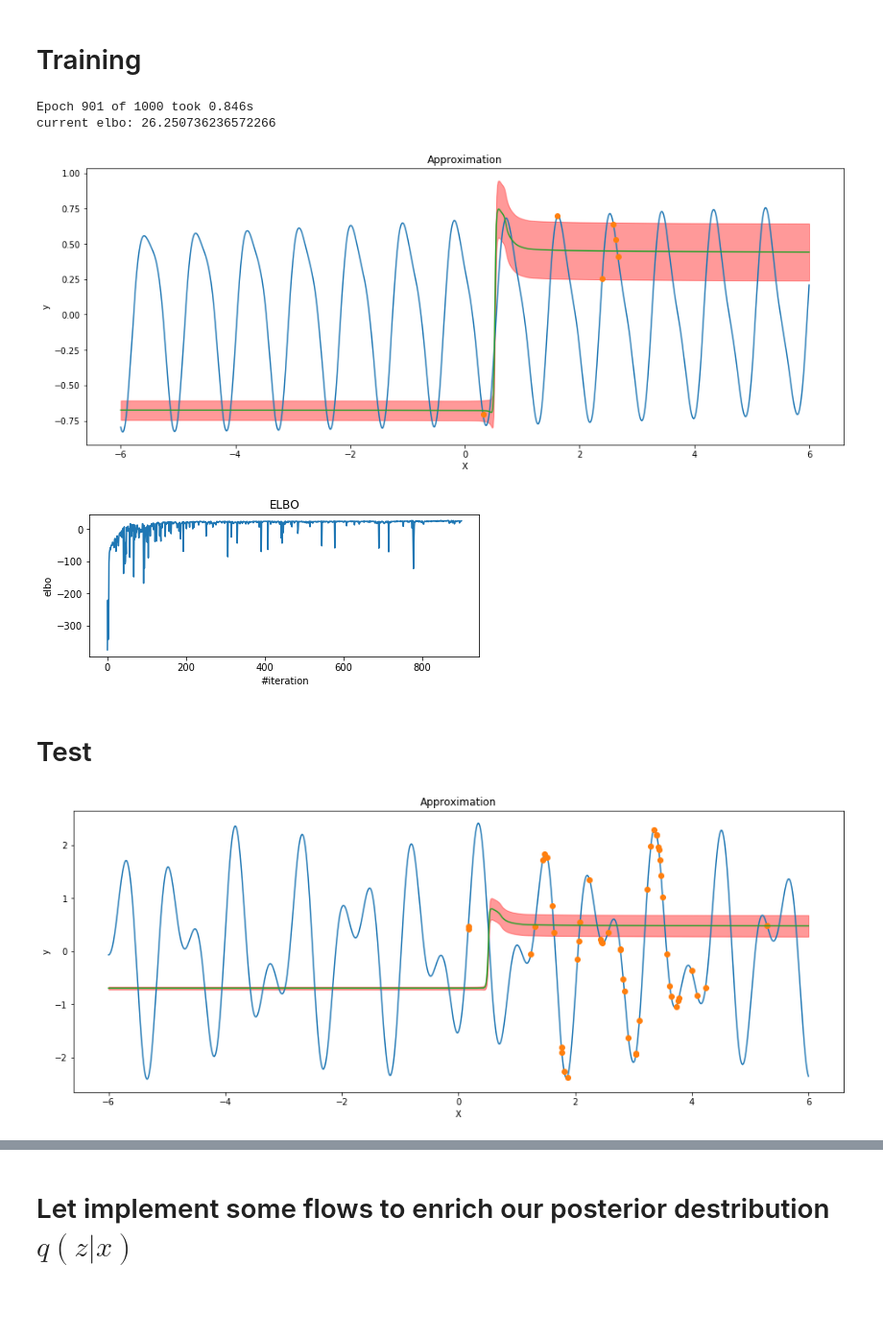
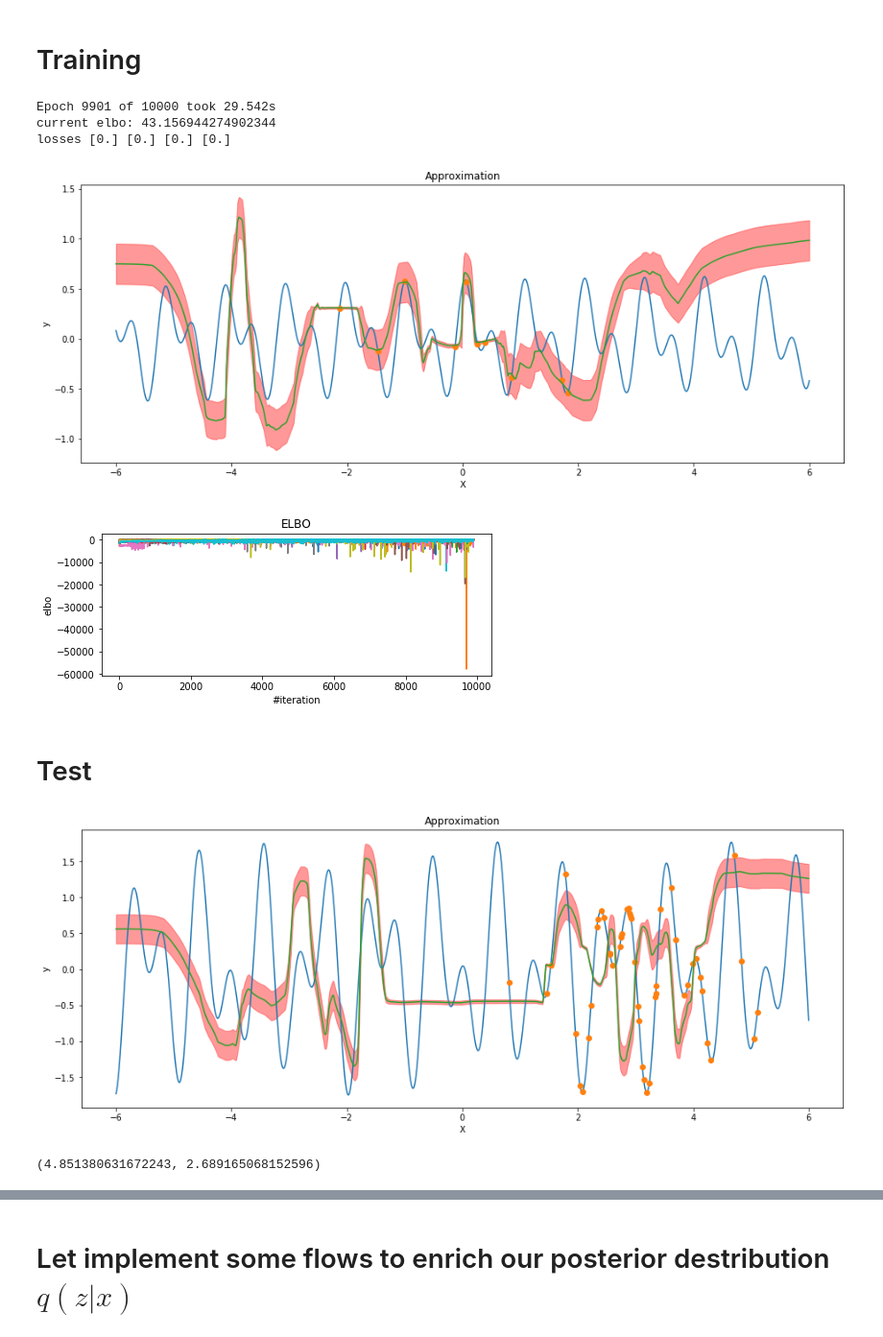
Before and after one commit to egornuzhin/bml_deep_prior, a Jupyter notebook: deep_prior.ipynb, the cells around one changed output, grey strips where cells are left out. Shown at 96% size. Drawn from its saved outputs; the diff is of its cells as text; code cells hidden in the pictures; blank space fills up the shorter version.

```diff
--- a/deep_prior.ipynb
+++ b/deep_prior.ipynb
@@ -44,6 +44,9 @@ def iterate_minibatches(datasets, batchsize):
             ix = indices[start: start + batchsize]
 
             yield  ind, torch.FloatTensor(d[0][ix]).unsqueeze(1), torch.FloatTensor(d[1][ix]).unsqueeze(1), len(d[0])
+# %%
+datasets, param_set = generate_dataset(50, Size=10) #Size=50
+datasets_test, param_set_test = generate_dataset(50, Size=50) #Size=50
 # %% [markdown]
 # Model
 # %%
@@ -221,7 +224,7 @@ class DeepPrior(nn.Module):
             self.ELBO[ind]=[l_np]
 
 
-        return -loss
+        return -loss, torch.zeros(1), torch.zeros(1), torch.zeros(1), torch.zeros(1)
 
     def predict(self, X, y, X_pred):
         """
@@ -290,7 +293,7 @@ def train_model(model, num_epochs=20, batchsize = 10, verbose=True, plot_every =
                   flow_loss.data.numpy().flatten(), prior_loss.data.numpy().flatten(),
                   z0_loss.data.numpy().flatten())
 
-            plot_f(param_set, (X_0.data.numpy().flatten(), y_0.data.numpy().flatten()))
+            plot_f(model, param_set, (X_0.data.numpy().flatten(), y_0.data.numpy().flatten()))
 
             plt.figure(figsize=(16, 6))
             plt.subplot(221)
@@ -349,17 +369,21 @@ def plot_f(params, dataset, num_points=1000):
 # %%
-datasets, param_set = generate_dataset(1) #Size=50
 verbose = False
-X_0, y_0 = train_model(model, num_epochs=1000, batchsize = 50)
+X_0, y_0 = train_model(model, num_epochs=10000, batchsize = 50)
 # %% [output]
-Epoch 901 of 1000 took 0.846s
-current elbo: 26.250736236572266
+Epoch 9901 of 10000 took 29.542s
+current elbo: 43.156944274902344
+losses [0.] [0.] [0.] [0.]
-[figure, old version]
+[figure, new version]
-[figure, old version]
+[figure, new version]
 # %% [markdown]
 # Test
 # %%
 test_set, test_param = generate_dataset(1, Size=50)
 verbose = False
-plot_f(test_param, test_set[0])
+plot_f(model, test_param, test_set[0])
 # %% [output]
-[figure, old version]
+[figure, new version]
+# %%
+MSE(model, datasets, param_set), MSE(model, datasets_test, param_set_test)
+# %% [output]
+(4.851380631672243, 2.689165068152596)
```
Also changed, not shown: parts of 22 cells of this notebook, 2 other files.
